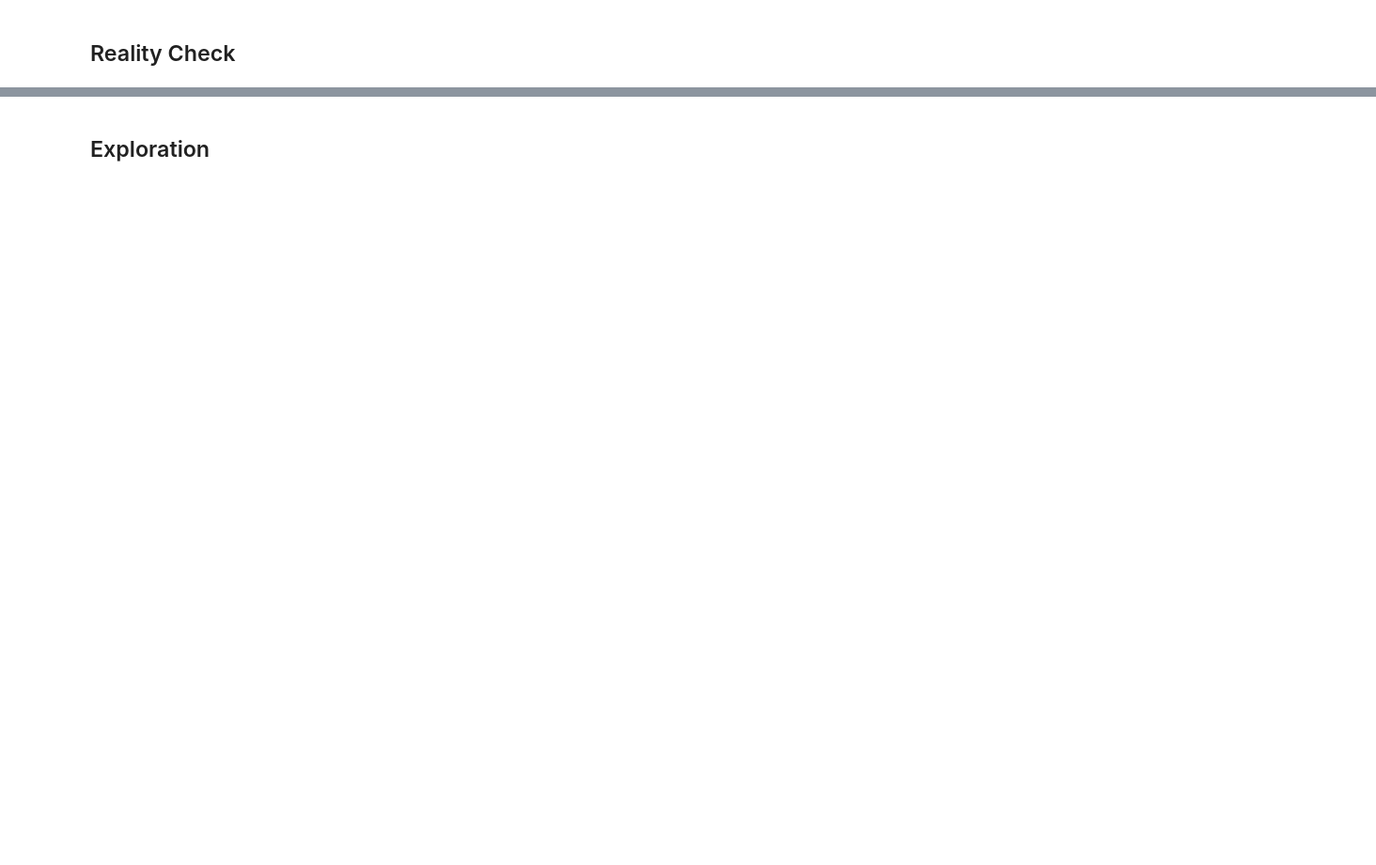
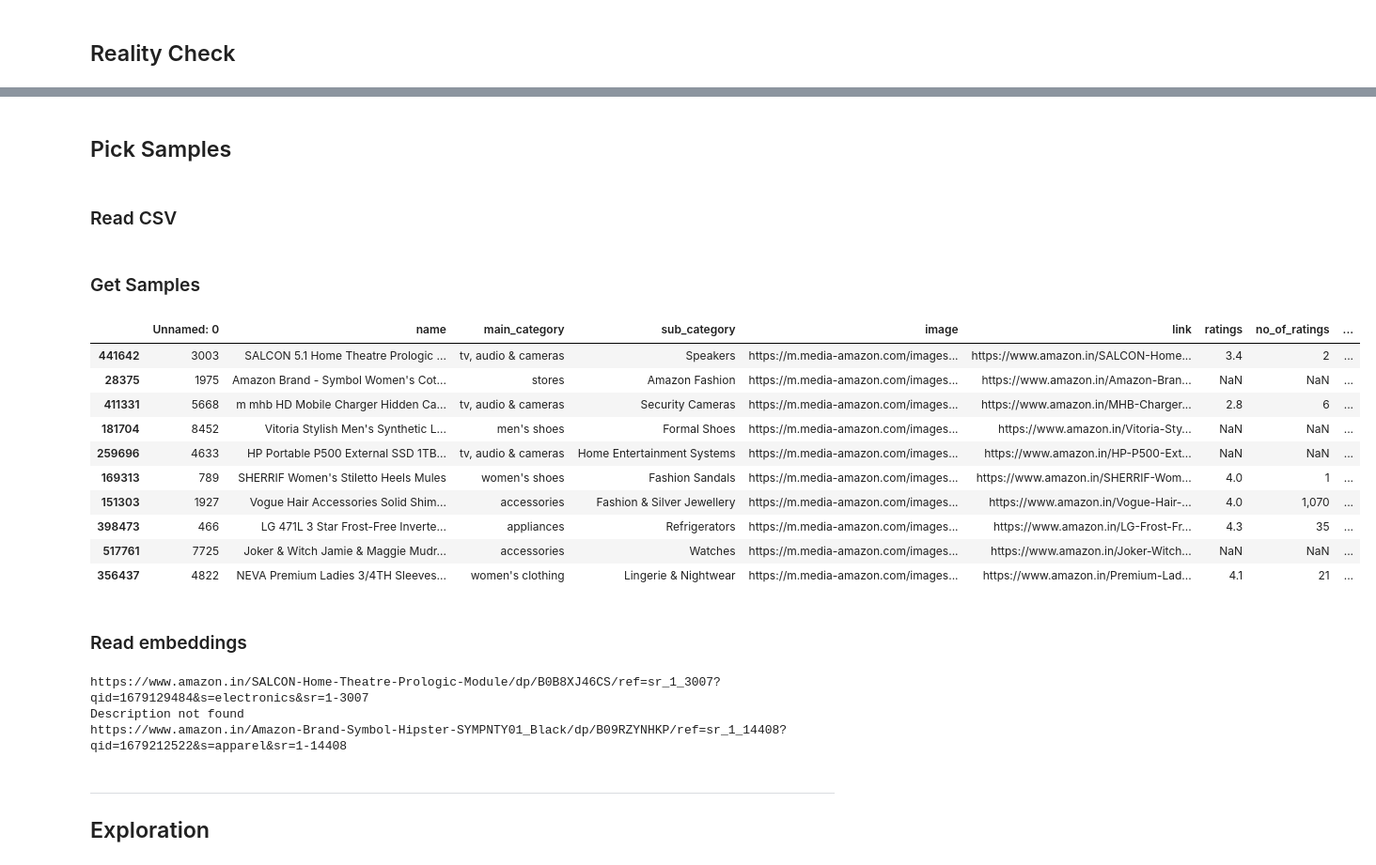
Before and after one commit to ObeyHack/Amazon-Image-matcher, a Jupyter notebook: dataset_exploration.ipynb, the cells around one changed output, grey strips where cells are left out. Shown at 94% size. Cells and saved outputs as stored; diff of their text form; code cells hidden in the pictures; blank space fills up the shorter version.

```diff
--- a/dataset_exploration.ipynb
+++ b/dataset_exploration.ipynb
@@ -233,2 +236,43 @@ Jaccard similarity between Underarmor1 and Lego:  0.03825136612021858
+# %% [markdown]
+## Pick Samples
+# %%
+samples = 10
+# %% [markdown]
+### Read CSV
+# %%
+path = os.getcwd() + "/Datasets"
+all_df = pd.read_csv(path + "/Amazon-Products.csv")
+# %% [markdown]
+### Get Samples
+# %%
+df = all_df.sample(n=samples)
+display(df)
+# %% [output]
+|  | Unnamed: 0 | name | main_category | sub_category | image | link | ratings | no_of_ratings | ... |
+| 441642 | 3003 | SALCON 5.1 Home Theatre Prologic ... | tv, audio & cameras | Speakers | https://m.media-amazon.com/images... | https://www.amazon.in/SALCON-Home... | 3.4 | 2 | ... |
+| 28375 | 1975 | Amazon Brand - Symbol Women's Cot... | stores | Amazon Fashion | https://m.media-amazon.com/images... | https://www.amazon.in/Amazon-Bran... | NaN | NaN | ... |
+| 411331 | 5668 | m mhb HD Mobile Charger Hidden Ca... | tv, audio & cameras | Security Cameras | https://m.media-amazon.com/images... | https://www.amazon.in/MHB-Charger... | 2.8 | 6 | ... |
+| 181704 | 8452 | Vitoria Stylish Men's Synthetic L... | men's shoes | Formal Shoes | https://m.media-amazon.com/images... | https://www.amazon.in/Vitoria-Sty... | NaN | NaN | ... |
+| 259696 | 4633 | HP Portable P500 External SSD 1TB... | tv, audio & cameras | Home Entertainment Systems | https://m.media-amazon.com/images... | https://www.amazon.in/HP-P500-Ext... | NaN | NaN | ... |
+| 169313 | 789 | SHERRIF Women's Stiletto Heels Mules | women's shoes | Fashion Sandals | https://m.media-amazon.com/images... | https://www.amazon.in/SHERRIF-Wom... | 4.0 | 1 | ... |
+| 151303 | 1927 | Vogue Hair Accessories Solid Shim... | accessories | Fashion & Silver Jewellery | https://m.media-amazon.com/images... | https://www.amazon.in/Vogue-Hair-... | 4.0 | 1,070 | ... |
+| 398473 | 466 | LG 471L 3 Star Frost-Free Inverte... | appliances | Refrigerators | https://m.media-amazon.com/images... | https://www.amazon.in/LG-Frost-Fr... | 4.3 | 35 | ... |
+| 517761 | 7725 | Joker & Witch Jamie & Maggie Mudr... | accessories | Watches | https://m.media-amazon.com/images... | https://www.amazon.in/Joker-Witch... | NaN | NaN | ... |
+| 356437 | 4822 | NEVA Premium Ladies 3/4TH Sleeves... | women's clothing | Lingerie & Nightwear | https://m.media-amazon.com/images... | https://www.amazon.in/Premium-Lad... | 4.1 | 21 | ... |
+# %% [markdown]
+### Read embeddings
+# %%
+import importlib
+imported_module = importlib.import_module("text_evaluation")
+importlib.reload(imported_module)
+import text_evaluation
+
+urls = df["link"].to_list()
+descriptions = [text_evaluation.description_scraper(url) for url in urls]
+# %% [output]
+https://www.amazon.in/SALCON-Home-Theatre-Prologic-Module/dp/B0B8XJ46CS/ref=sr_1_3007?qid=1679129484&s=electronics&sr=1-3007
+Description not found
+https://www.amazon.in/Amazon-Brand-Symbol-Hipster-SYMPNTY01_Black/dp/B09RZYNHKP/ref=sr_1_14408?qid=1679212522&s=apparel&sr=1-14408
 # %% [markdown]
+---
 ## Exploration
```
Also changed, not shown: parts of 7 cells of this notebook, 2 other files.
